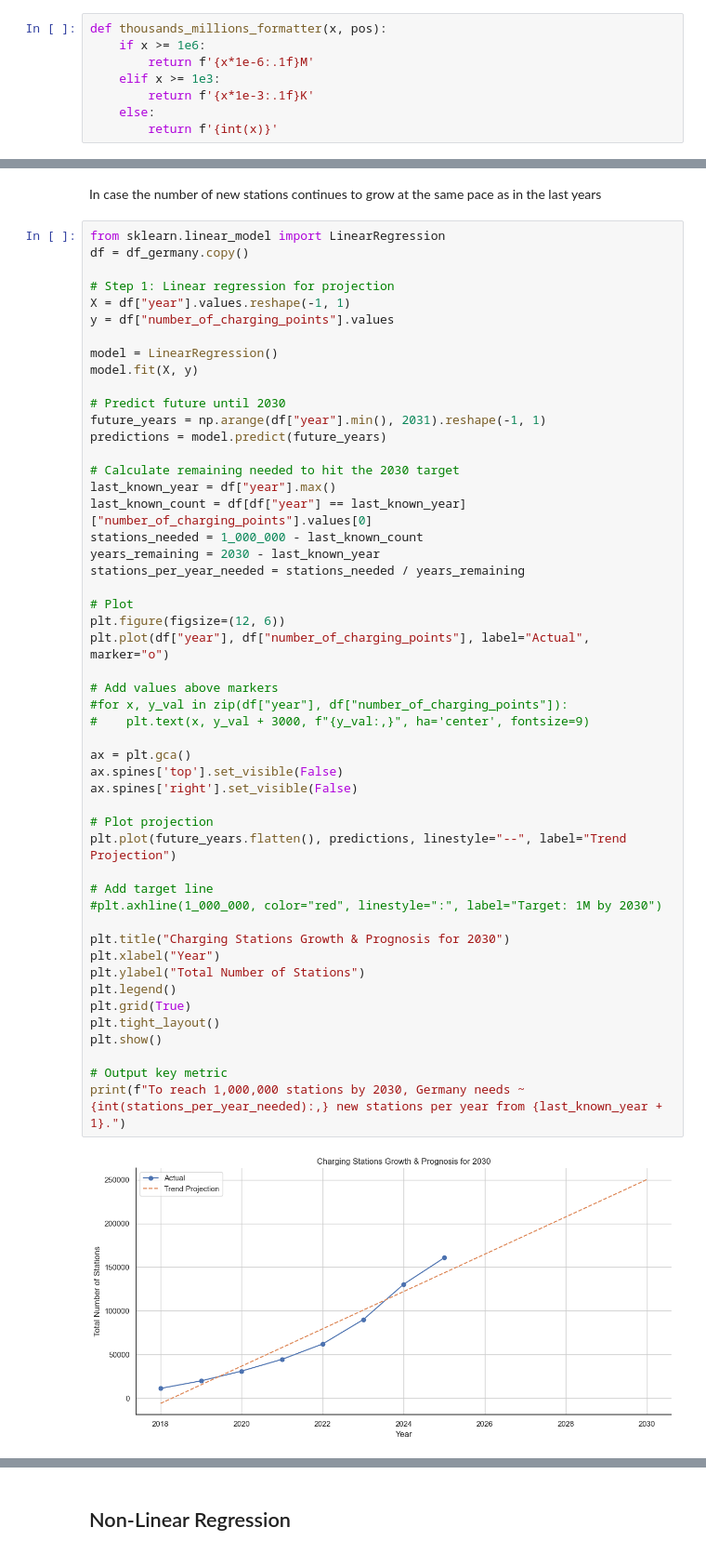
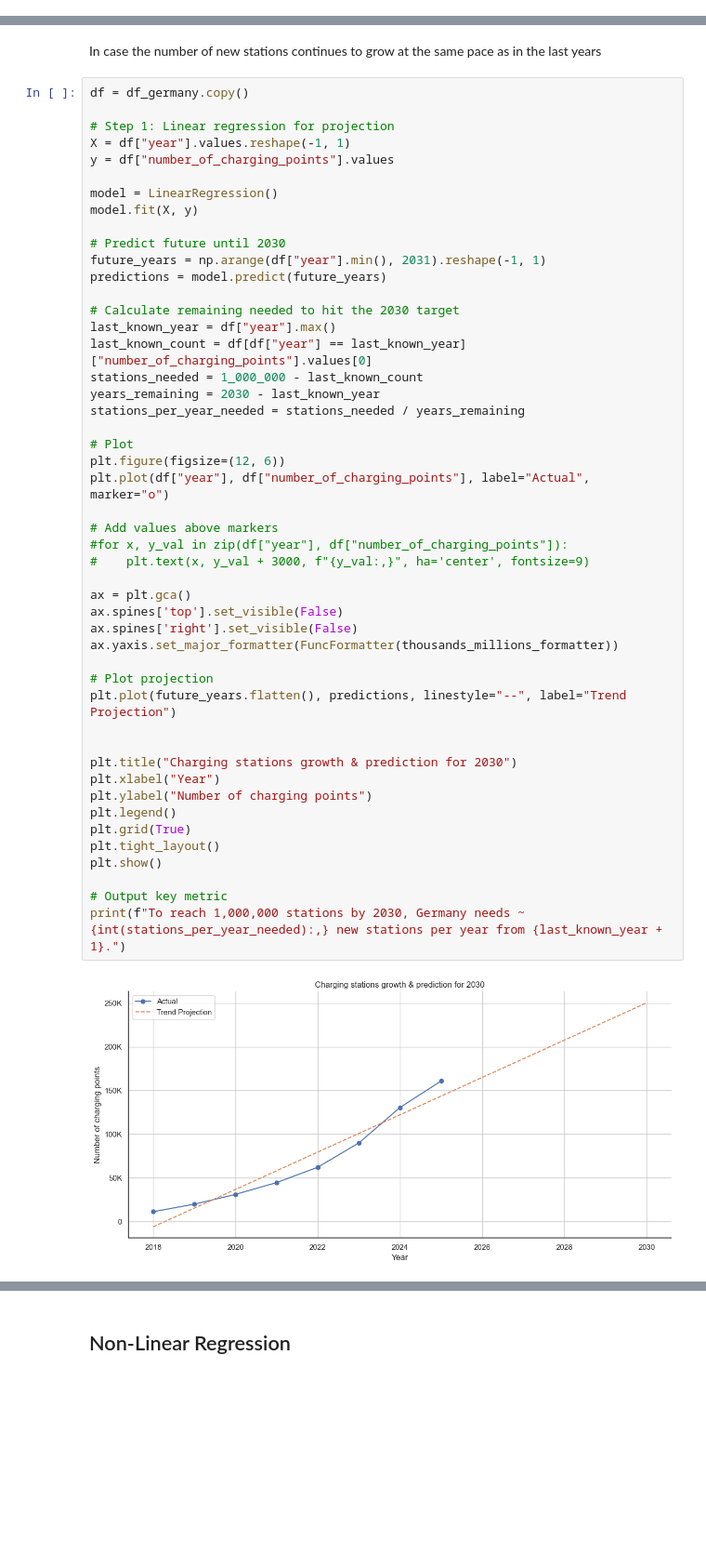
Before and after one commit to adelinerd/electric_cars, a Jupyter notebook: 1_E-Stations.ipynb, the cells around one changed output, grey strips where cells are left out. Shown at 93% size. Drawn from its saved outputs; the diff is of its cells as text; blank space fills up the shorter version.

```diff
--- a/1_E-Stations.ipynb
+++ b/1_E-Stations.ipynb
@@ -109,11 +111,3 @@ Name: count, dtype: int64
 # %%
 df_germany = df[df["land"] == 'Deutschland']
 df_germany.to_csv('./clean_data/stations_germany.csv', index = False)
-# %%
-def thousands_millions_formatter(x, pos):
-    if x >= 1e6:
-        return f'{x*1e-6:.1f}M'
-    elif x >= 1e3:
-        return f'{x*1e-3:.1f}K'
-    else:
-        return f'{int(x)}'
@@ -227,7 +222,6 @@ df_stations_per_state.to_csv('./clean_data/stations_per_state.csv', index=False)
 # %% [markdown]
 In case the number of new stations continues to grow at the same pace as in the last years
 # %%
-from sklearn.linear_model import LinearRegression
 df = df_germany.copy()
 
 # Step 1: Linear regression for projection
@@ -246,38 +240,37 @@ last_known_year = df["year"].max()
 last_known_count = df[df["year"] == last_known_year]["number_of_charging_points"].values[0]
 stations_needed = 1_000_000 - last_known_count
 years_remaining = 2030 - last_known_year
 stations_per_year_needed = stations_needed / years_remaining
 
 # Plot
 plt.figure(figsize=(12, 6))
 plt.plot(df["year"], df["number_of_charging_points"], label="Actual", marker="o")
 
 # Add values above markers
 #for x, y_val in zip(df["year"], df["number_of_charging_points"]):
 #    plt.text(x, y_val + 3000, f"{y_val:,}", ha='center', fontsize=9)
 
 ax = plt.gca()
 ax.spines['top'].set_visible(False)
 ax.spines['right'].set_visible(False)
+ax.yaxis.set_major_formatter(FuncFormatter(thousands_millions_formatter))
 
 # Plot projection
 plt.plot(future_years.flatten(), predictions, linestyle="--", label="Trend Projection")
 
-# Add target line
-#plt.axhline(1_000_000, color="red", linestyle=":", label="Target: 1M by 2030")
 
-plt.title("Charging Stations Growth & Prognosis for 2030")
+plt.title("Charging stations growth & prediction for 2030")
 plt.xlabel("Year")
-plt.ylabel("Total Number of Stations")
+plt.ylabel("Number of charging points")
 plt.legend()
 plt.grid(True)
 plt.tight_layout()
 plt.show()
 
 # Output key metric
 print(f"To reach 1,000,000 stations by 2030, Germany needs ~{int(stations_per_year_needed):,} new stations per year from {last_known_year + 1}.")
 # %% [output]
-[figure, old version]
+[figure, new version]
 To reach 1,000,000 stations by 2030, Germany needs ~167,838 new stations per year from 2026.
 # %% [markdown]
 ## Non-Linear Regression
```
Also changed, not shown: parts of 10 cells of this notebook, 29 other files.
